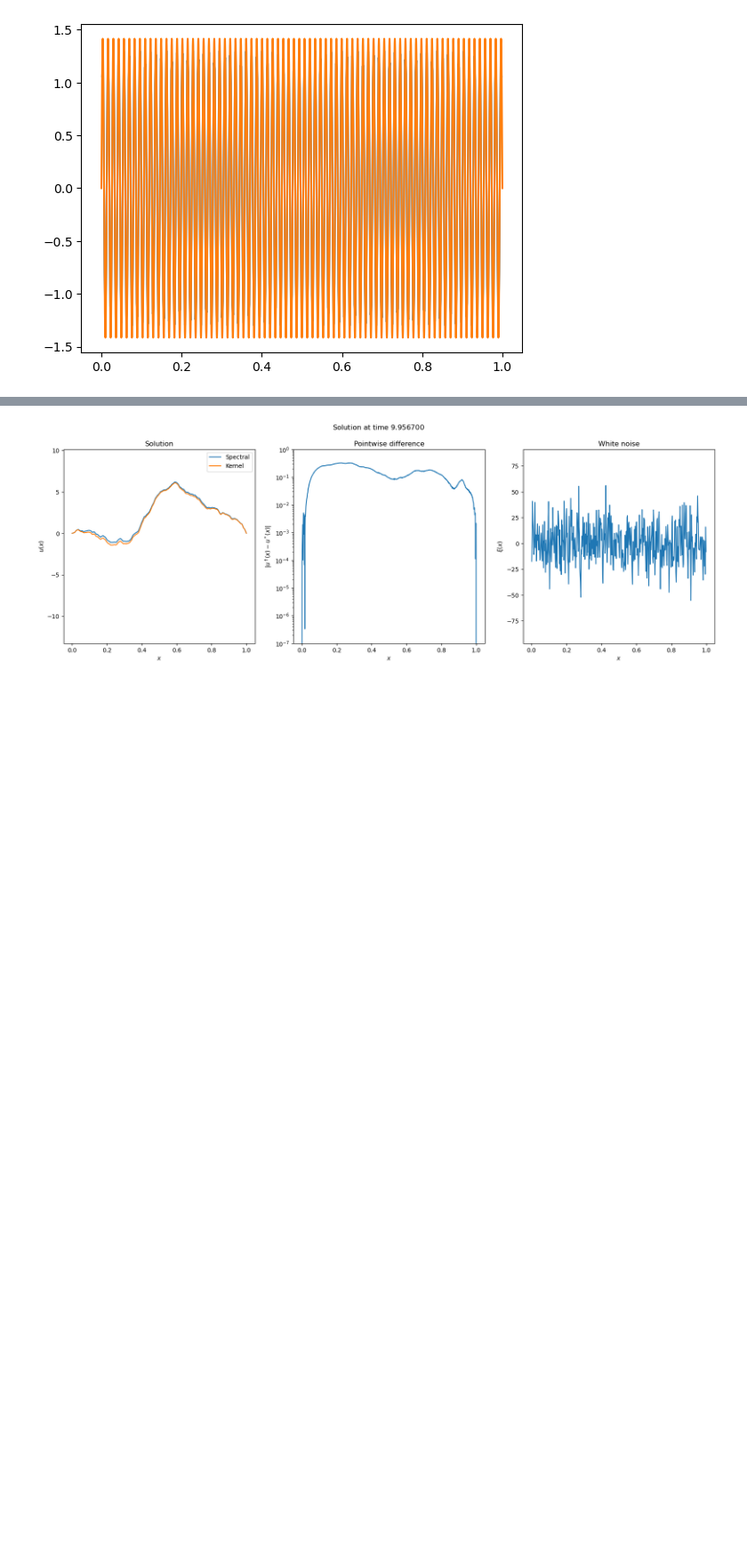
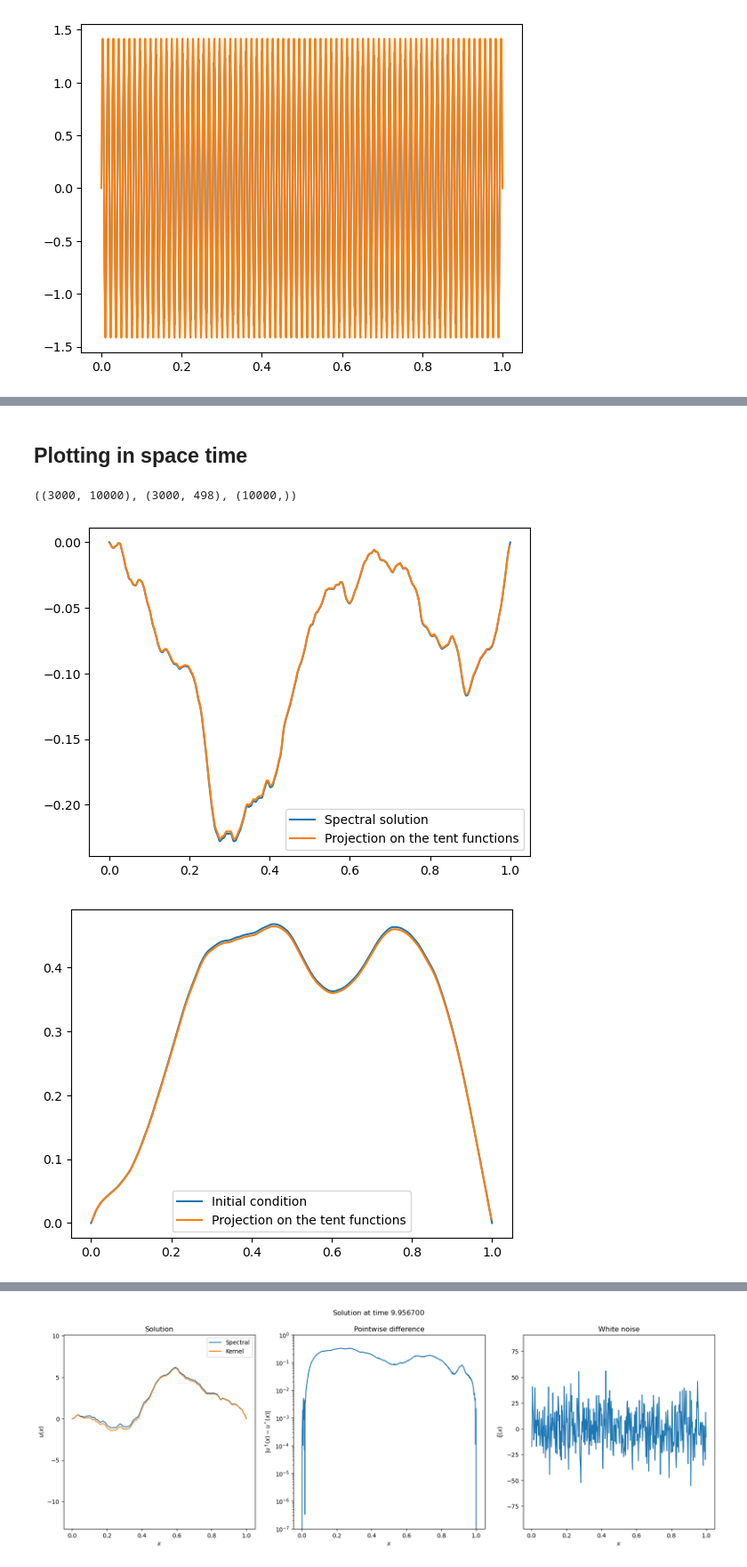
Before and after one commit to MatthieuDarcy/Kernel-NeuralNetworks-SPDEs, a Jupyter notebook: solving_elliptic/time dependent.ipynb, the cells around one changed output, grey strips where cells are left out. Shown at 89% size. Drawn from its saved outputs; the diff is of its cells as text; code cells hidden in the pictures; blank space fills up the shorter version.

```diff
--- a/solving_elliptic/time dependent.ipynb
+++ b/solving_elliptic/time dependent.ipynb
@@ -712,0 +713,27 @@ plt.legend()
+# %% [markdown]
+## Plotting in space time
+# %%
+x = jnp.linspace(lower, upper, 10000)
+time_span = jnp.arange(0, T, h)
+# Define data for the surfaces
+# %%
+u_history.shape, white_noise.shape, x.shape
+# %% [output]
+((3000, 10000), (3000, 498), (10000,))
+# %%
+i = 1000
+
+plt.figure()
+plt.plot(x, u_history[i], label = "Spectral solution")
+plt.plot(centers, u_proj_history[i], label = "Projection on the tent functions")
+plt.legend()
+plt.show()
+
+plt.figure()
+plt.plot(x, u_init, label = "Initial condition")
+plt.plot(centers, u_init_proj, label = "Projection on the tent functions")
+plt.legend()
+plt.show()
+# %% [output]
+[figure, added]
+[figure, added]
```
Also changed, not shown: parts of 9 cells of this notebook.
